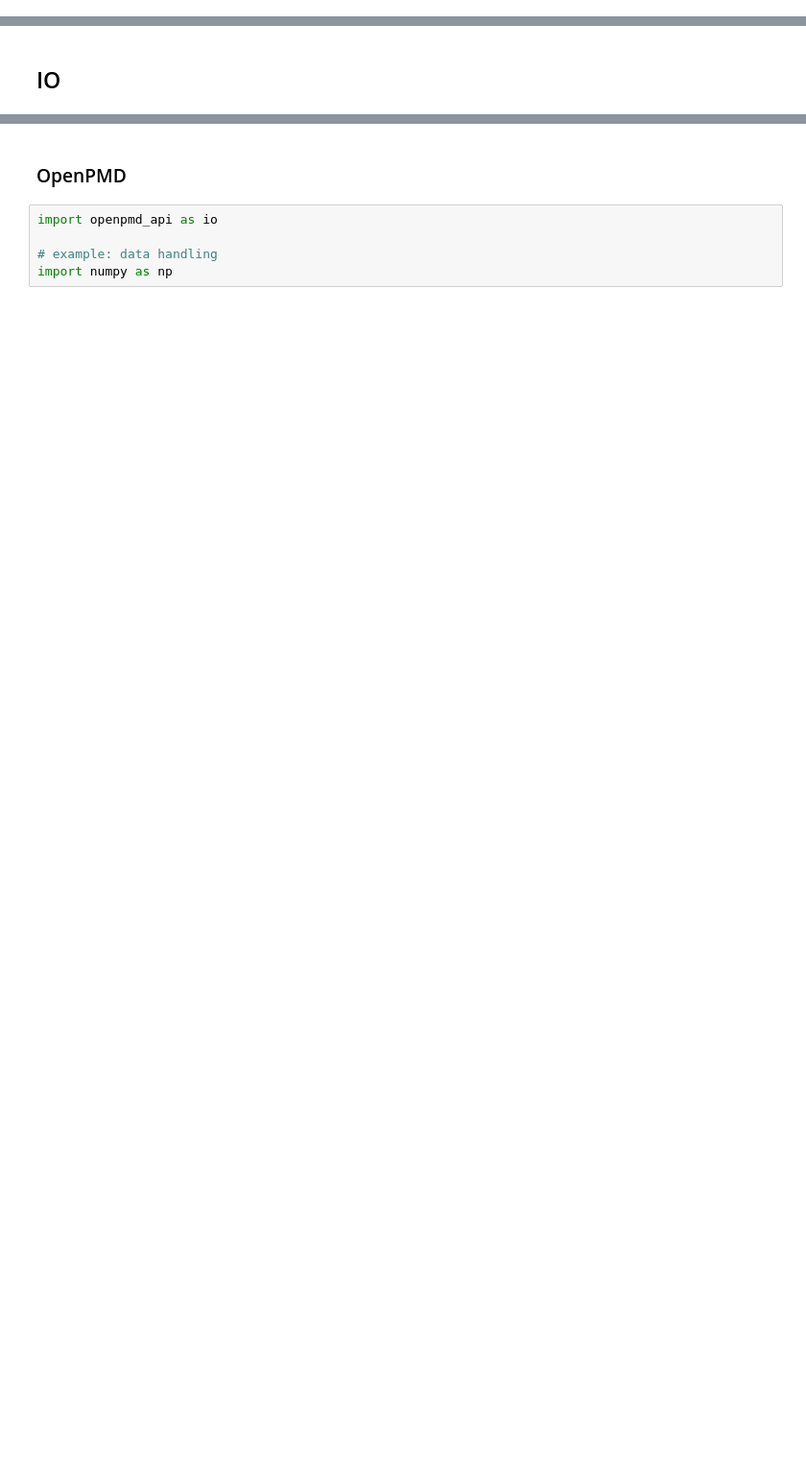
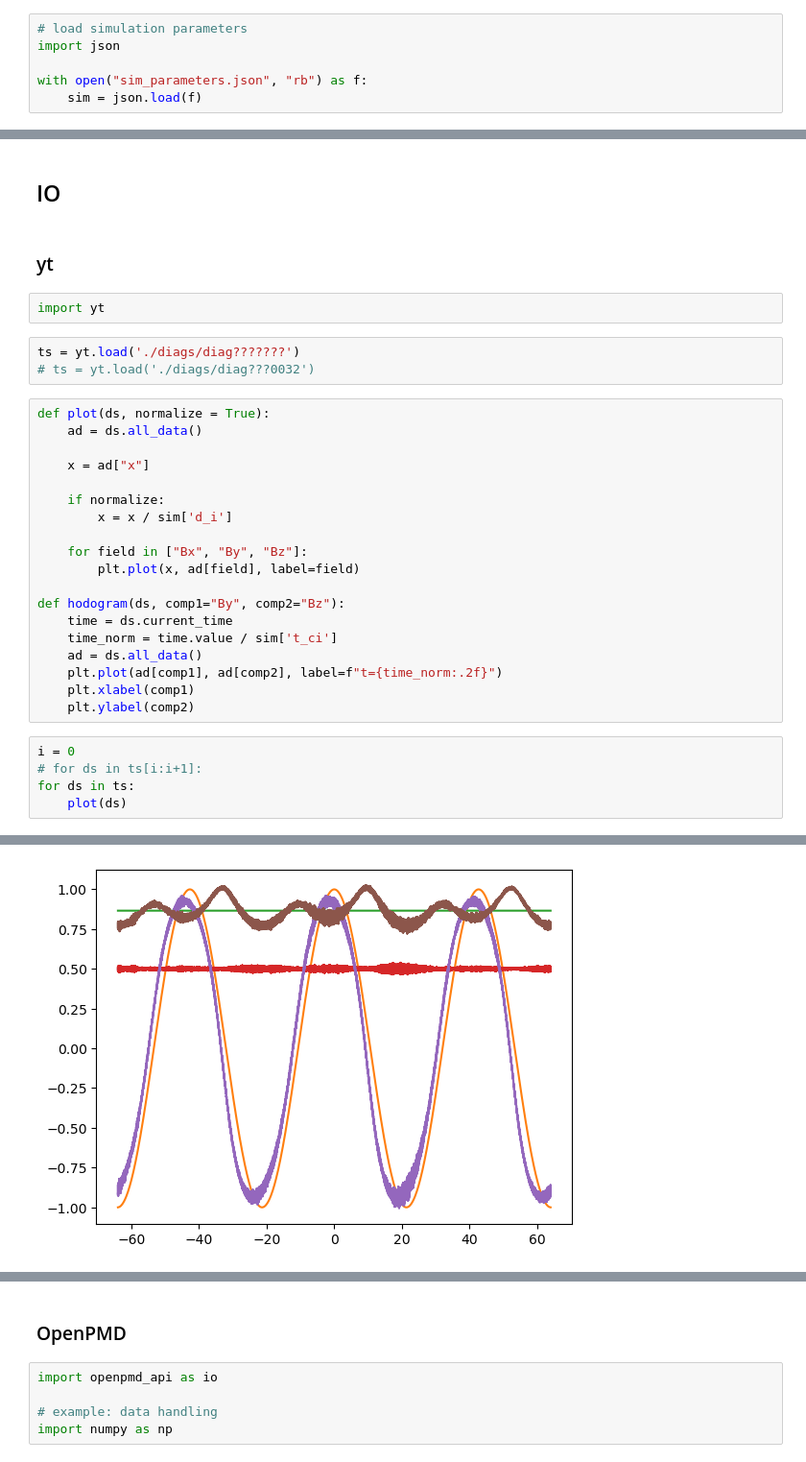
Before and after one commit to Beforerr/swd_simulation, a Jupyter notebook: warpx/analysis.ipynb, the cells around one changed output, grey strips where cells are left out. Shown: that part at 96% size. Drawn from its saved outputs; the diff is of its cells as text; blank space fills up the shorter version.

```diff
--- a/warpx/analysis.ipynb
+++ b/warpx/analysis.ipynb
@@ -2,3 +2,9 @@
 # Analysis
 # %%
 import matplotlib.pyplot as plt
+# %%
+# load simulation parameters
+import json
+
+with open("sim_parameters.json", "rb") as f:
+    sim = json.load(f)
@@ -5,2 +35,34 @@ import matplotlib.pyplot as plt
 # %% [markdown]
 ## IO
+# %% [markdown]
+### yt
+# %%
+import yt
+# %%
+ts = yt.load('./diags/diag???????')
+# ts = yt.load('./diags/diag???0032')
+# %%
+def plot(ds, normalize = True):
+    ad = ds.all_data()
+
+    x = ad["x"]
+
+    if normalize:
+        x = x / sim['d_i']
+
+    for field in ["Bx", "By", "Bz"]:
+        plt.plot(x, ad[field], label=field)
+
+def hodogram(ds, comp1="By", comp2="Bz"):
+    time = ds.current_time
+    time_norm = time.value / sim['t_ci']
+    ad = ds.all_data()
+    plt.plot(ad[comp1], ad[comp2], label=f"t={time_norm:.2f}")
+    plt.xlabel(comp1)
+    plt.ylabel(comp2)
+# %%
+i = 0
+# for ds in ts[i:i+1]:
+for ds in ts:
+    plot(ds)
+# %% [output]
@@ -6,0 +77 @@ import matplotlib.pyplot as plt
+[figure, added]
```
Also changed, not shown: parts of 17 cells of this notebook, 11 other files.
